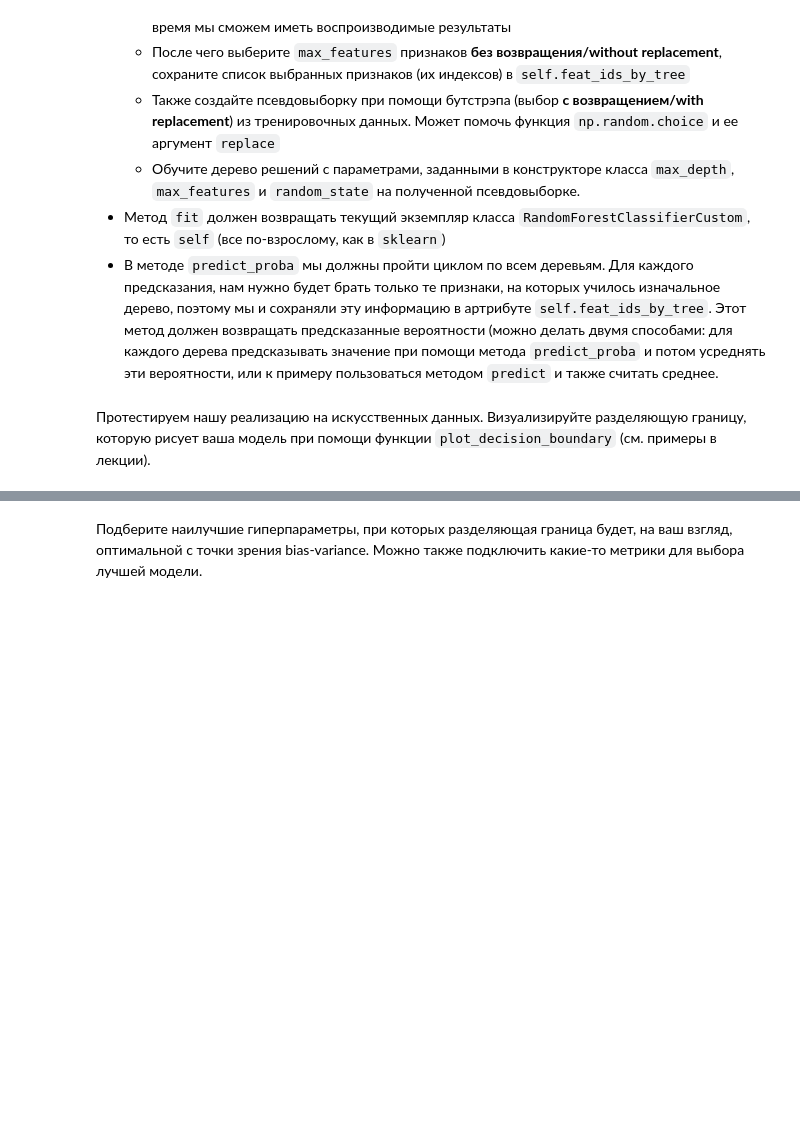
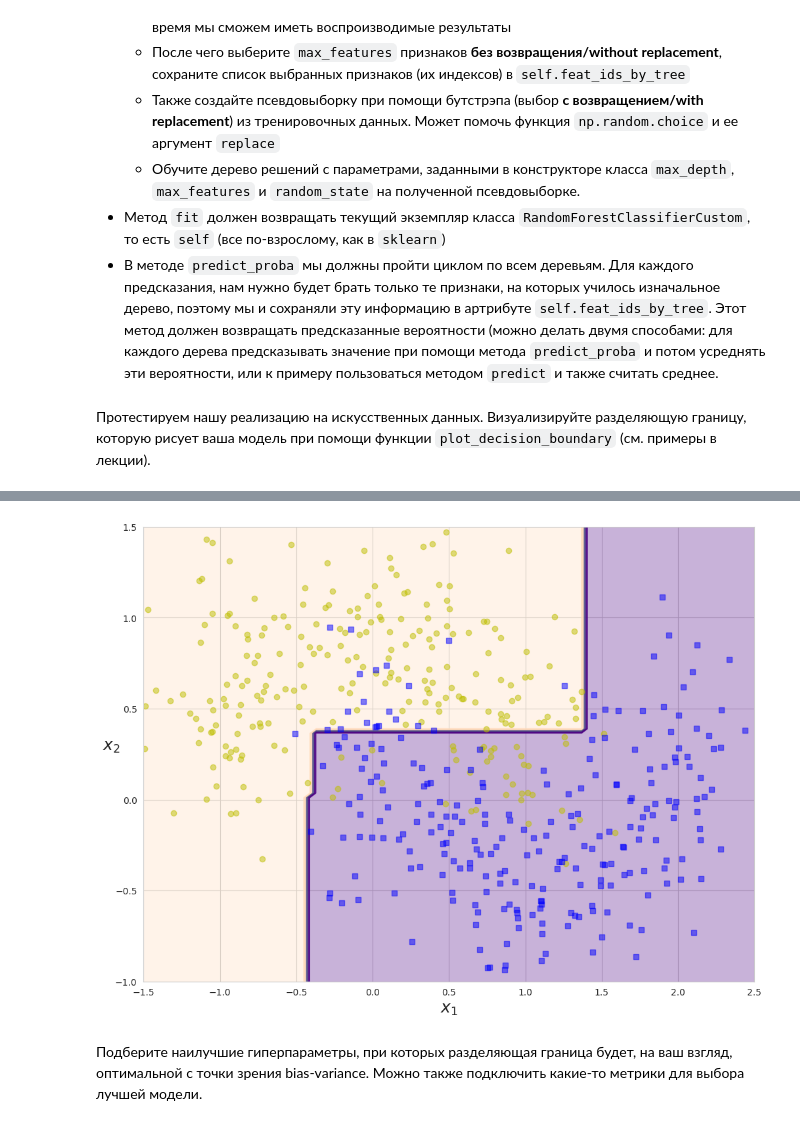
Before and after one commit to danon6868/BI-ml-2024, a Jupyter notebook: lecture_5_ensemples/homework/Ensembles.ipynb, the cells around one changed output, grey strips where cells are left out. Drawn from its saved outputs; the diff is of its cells as text; code cells hidden in the pictures; blank space fills up the shorter version.

```diff
--- a/lecture_5_ensemples/homework/Ensembles.ipynb
+++ b/lecture_5_ensemples/homework/Ensembles.ipynb
@@ -104,31 +159,3 @@ $$ \large \mu = \sum_ {i = 51} ^ {101} C_{101} ^ ip ^ i (1-p) ^ {101-i} $$
     * Обучите дерево решений с параметрами, заданными в конструкторе класса `max_depth`, `max_features` и `random_state` на полученной псевдовыборке.
 - Метод `fit` должен возвращать текущий экземпляр класса `RandomForestClassifierCustom`, то есть `self` (все по-взрослому, как в `sklearn`)
 - В методе `predict_proba` мы должны пройти циклом по всем деревьям. Для каждого предсказания, нам нужно будет брать только те признаки, на которых училось изначальное дерево, поэтому мы и сохраняли эту информацию в артрибуте `self.feat_ids_by_tree`. Этот метод должен возвращать предсказанные вероятности (можно делать двумя способами: для каждого дерева предсказывать значение при помощи метода `predict_proba` и потом усреднять эти вероятности, или к примеру пользоваться методом `predict` и также считать среднее.
-# %%
-class RandomForestClassifierCustom(BaseEstimator):
-    def __init__(
-        self, n_estimators=10, max_depth=None, max_features=None, random_state=SEED
-    ):
-        self.n_estimators = n_estimators
-        self.max_depth = max_depth
-        self.max_features = max_features
-        self.random_state = random_state
-
-        self.trees = []
-        self.feat_ids_by_tree = []
-
-    def fit(self, X, y):
-        self.classes_ = sorted(np.unique(y))
-
-        ## ENTER YOUR CODE HERE (/¯◡ ‿ ◡)/¯☆*##
-        pass
-
-    def predict_proba(self, X):
-        ## ENTER YOUR CODE HERE (/¯◡ ‿ ◡)/¯☆*##
-        pass
-
-    def predict(self, X):
-        probas = self.predict_proba(X)
-        predictions = np.argmax(probas, axis=1)
-
-        return predictions
@@ -165,2 +240,9 @@ plt.show()
+# %%
+X_train, X_test, y_train, y_test = train_test_split(X, y, random_state=SEED)
+rf = RandomForestClassifierCustom(n_estimators=10, max_depth=3, max_features=2, random_state=SEED)
+rf.fit(X_train, y_train)
+plot_decision_boundary(rf, X, y)
+# %% [output]
+[figure, added]
 # %% [markdown]
 Подберите наилучшие гиперпараметры, при которых разделяющая граница будет, на ваш взгляд, оптимальной с точки зрения bias-variance. Можно также подключить какие-то метрики для выбора лучшей модели.
```
Also changed, not shown: parts of 31 cells of this notebook.
